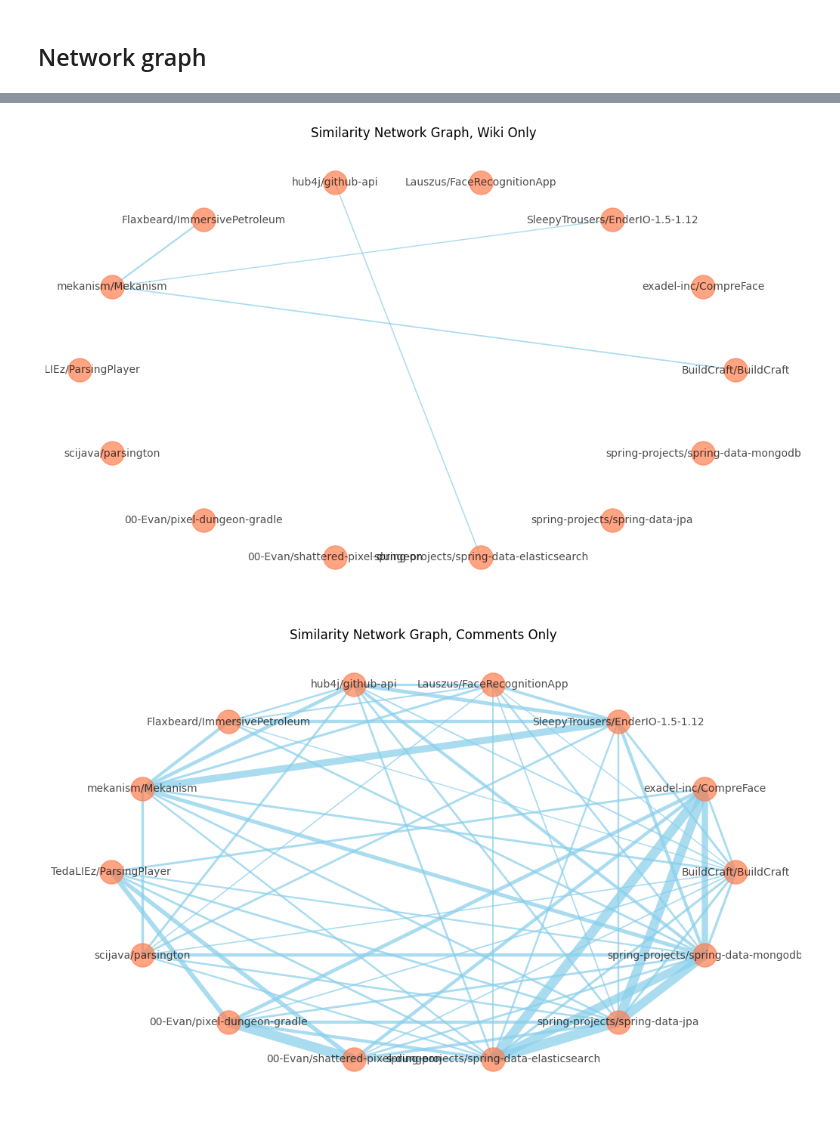
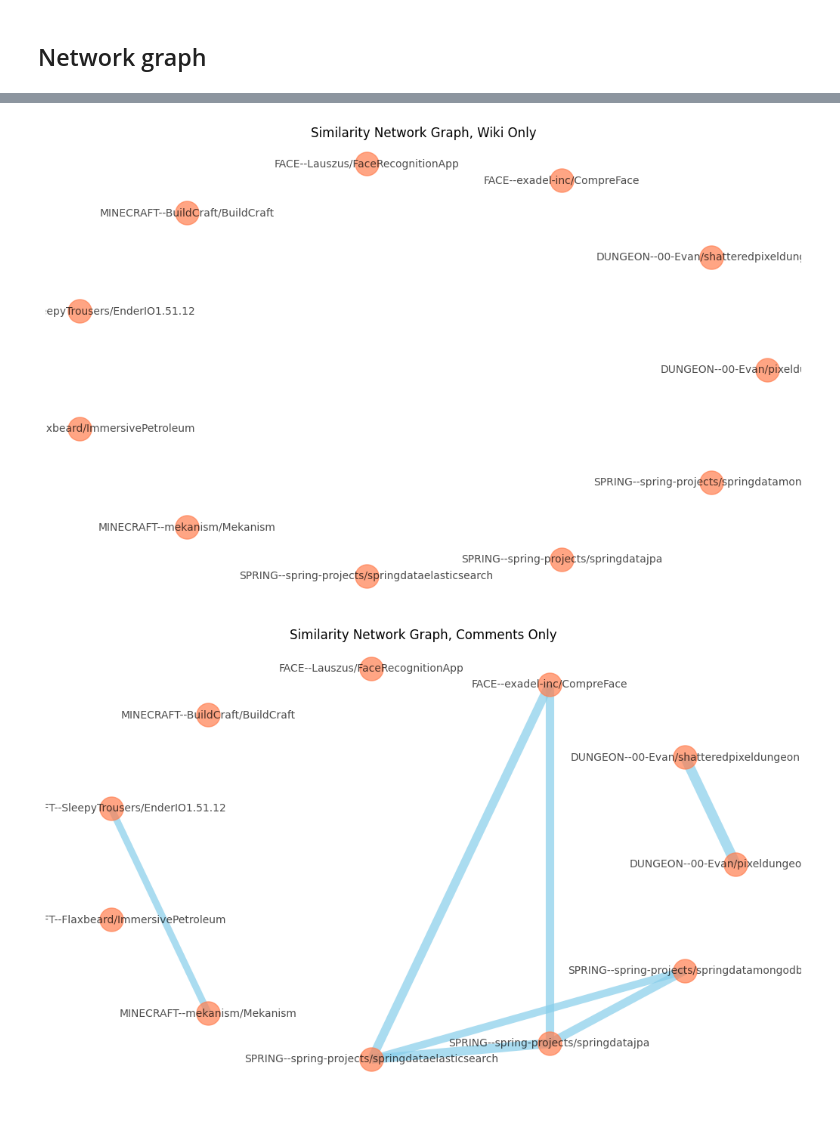
Before and after one commit to acturcu/research-documentation-similarity, a Jupyter notebook: textProcessingNotebook.ipynb, the cells around one changed output, grey strips where cells are left out. Cells and saved outputs as stored; diff of their text form; code cells hidden in the pictures.

```diff
--- a/textProcessingNotebook.ipynb
+++ b/textProcessingNotebook.ipynb
@@ -18,14 +18,31 @@ from sklearn.metrics.pairwise import cosine_similarity
 import matplotlib.pyplot as plt
 import seaborn as sns
 import networkx as nx
-
+import numpy as np
+import re
+from sklearn.decomposition import TruncatedSVD
 
 # nltk.download('punkt')
 # nltk.download('wordnet')
 # nltk.download('stopwords')
 
 url_pattern = re.compile(r'https?://\S+|www\.\S+')
-technical_terms = ['parse', 'print', 'debug', 'exception', 'error', 'warning', 'recognition', 'detection']
+technical_terms = ['copyright', 'license', 'licensed', 'param', 'print', 'debug', 'exception', 'error', 'warning', 'recognition', 'detection', 'main', 'function', 'static', 'method', 'get', 'set', 'todo', 'fixme', 'bug', 'issue', 'pull', 'request', 'merge', 'conflict', 'commit', 'push', 'branch', 'master', 'origin', 'remote', 'local', 'repository', 'clone', 'fork', 'git', 'github', 'bitbucket', 'gitlab', 'vcs', 'version', 'control', 'system', 'software', 'development', 'project', 'team', 'member', 'collaborator', 'contributor', 'author', 'reviewer', 'manager', 'leader', 'owner', 'admin', 'administrator', 'class', 'interface', 'package' ]
+# %%
+import requests
+
+def fetch_spdx_license_list():
+    response = requests.get('https://raw.githubusercontent.com/spdx/license-list-data/master/json/licenses.json')
+    if response.status_code == 200:
+        licenses_data = response.json()
+        return [license_data['licenseId'] for license_data in licenses_data['licenses']]
+    else:
+        return []
+
+# Get the list of SPDX license identifiers
+spdx_license_identifiers = fetch_spdx_license_list()
+spdx_license_identifiers = spdx_license_identifiers + [license_token.split("-")[0] for license_token in spdx_license_identifiers]
+# print(spdx_license_identifiers)
 # %% [markdown]
 # Tokenize the text
 # %%
@@ -48,8 +91,13 @@ def process_text(text):
 def extract_url(text):
     urls = url_pattern.findall(text)
 
-    cleaned_url = [url.rstrip('\'".,;])') for url in urls]
-    return cleaned_url
+    # cleaned_url = [url.rstrip('\'".,;])[') for url in urls]
+    # return cleaned_url
+    # return urls
+
+    filtered_urls = [re.split(r'\s|\[', url)[0] for url in urls]
+    cleaned_url = [url.rstrip('\'".,;])') for url in filtered_urls]
+    return list(set(cleaned_url))
 # %% [markdown]
 # Process the text and save it in a new location
 # %%
@@ -282,7 +334,8 @@ spring-data-jpa_spring-projects spring-data-mongodb_spring-projects 0.8152288636
 similarity_types = [similarities_readme, similarities_wiki, similarities_comments, similarities_combined]
 title = ["Readme Only", "Wiki Only", "Comments Only", "Combined Documentation"]
 
-labels = [repo.split("_")[1] + "/" + repo.split("_")[0] for repo in files_dictionary.keys()]
+labels = [repo.split("-")[0]  + "--"+ repo.split("_")[1] + "/" + ''.join(repo.split("_")[0].split("-")[1:]) for repo in files_dictionary.keys()]
+# labels = [repo.split("_")[1] + "/" + repo.split("_")[0] for repo in files_dictionary.keys()]
 
 for index, sim in enumerate(similarity_types):
     plt.figure(figsize=(10, 6))
@@ -310,7 +363,7 @@ for index, sim in enumerate(similarity_types):
     for label in labels:
         G.add_node(label)
 
-    threshold = 0.1
+    threshold = 0.5
     for i in range(num_docs_combined):
         for j in range(i+1, num_docs_combined):
             if sim[i][j] > threshold:
@@ -330,2 +383,2 @@ for index, sim in enumerate(similarity_types):
-[figure, old version]
+[figure, new version]
-[figure, old version]
+[figure, new version]
```
Also changed, not shown: parts of 11 cells of this notebook, 1 other file.
